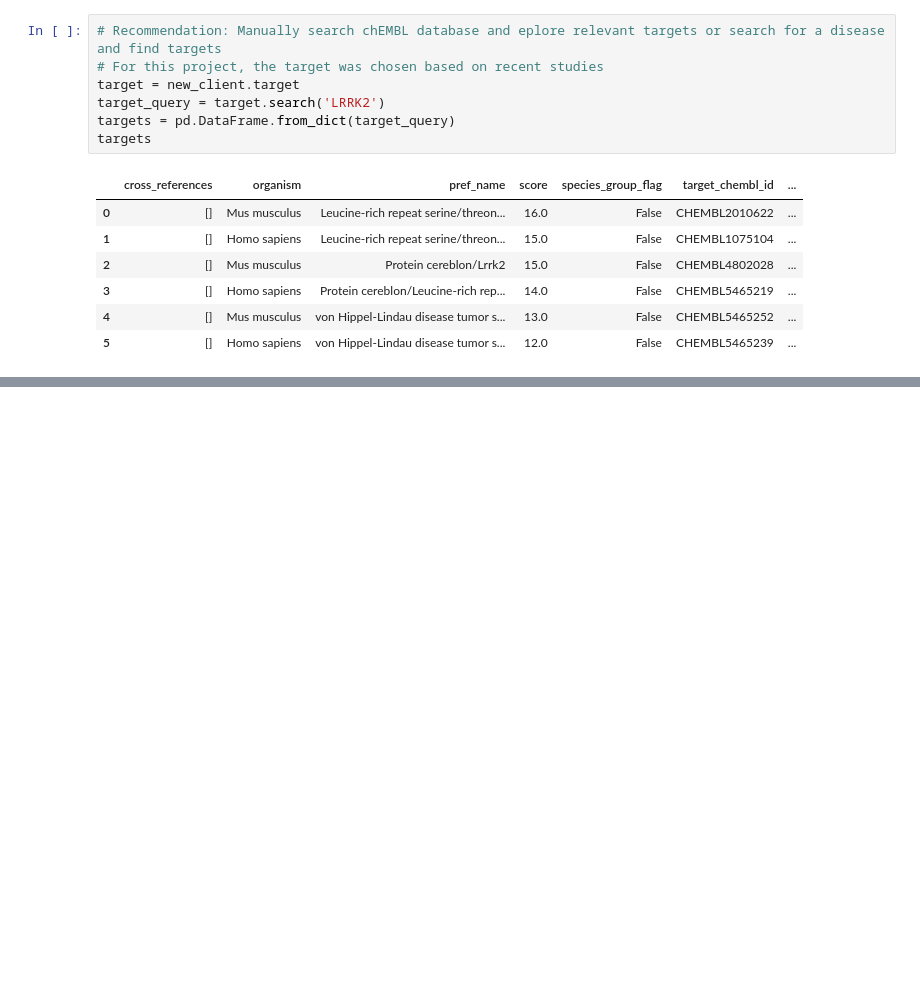
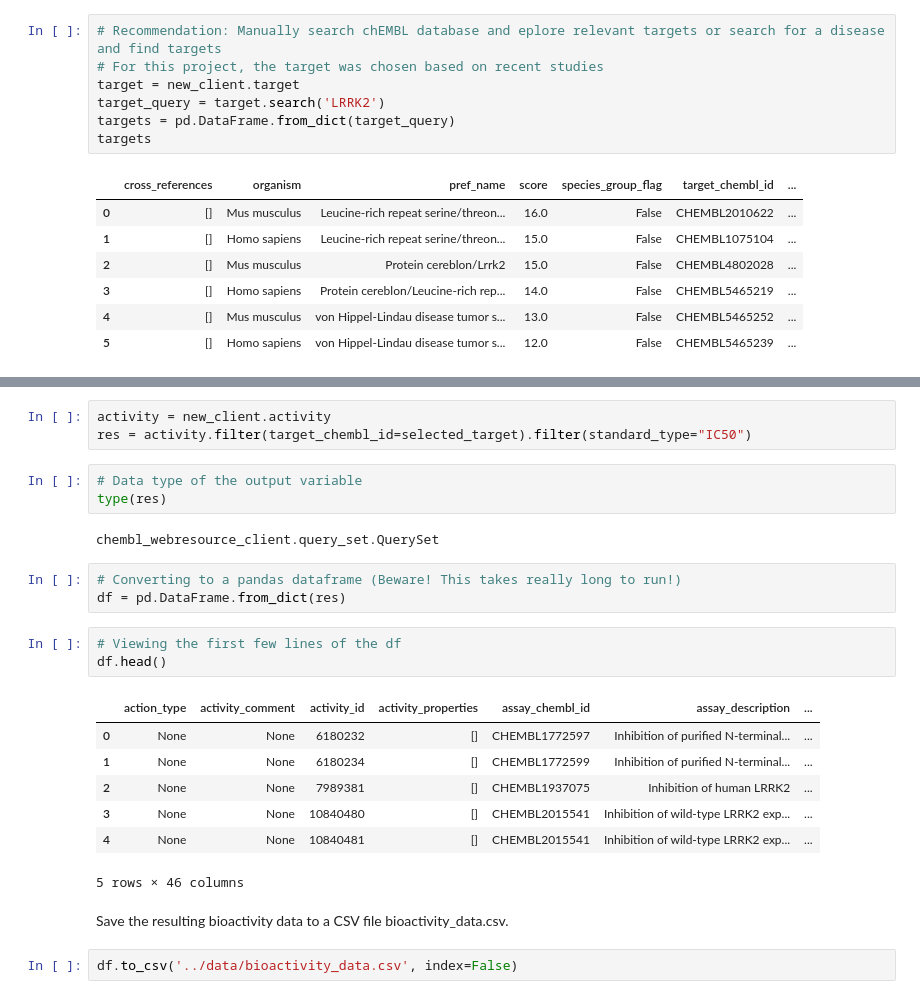
Before and after one commit to PSardar19/DrugDiscovery, a Jupyter notebook: scripts/1_download_data.ipynb, the cells around one changed output, grey strips where cells are left out. Cells and saved outputs as stored; diff of their text form; blank space fills up the shorter version.

```diff
--- a/scripts/1_download_data.ipynb
+++ b/scripts/1_download_data.ipynb
@@ -65,0 +110,26 @@ targets
+# %%
+activity = new_client.activity
+res = activity.filter(target_chembl_id=selected_target).filter(standard_type="IC50")
+# %%
+# Data type of the output variable
+type(res)
+# %% [output]
+chembl_webresource_client.query_set.QuerySet
+# %%
+# Converting to a pandas dataframe (Beware! This takes really long to run!)
+df = pd.DataFrame.from_dict(res)
+# %%
+# Viewing the first few lines of the df
+df.head()
+# %% [output]
+|  | action_type | activity_comment | activity_id | activity_properties | assay_chembl_id | assay_description | ... |
+| 0 | None | None | 6180232 | [] | CHEMBL1772597 | Inhibition of purified N-terminal... | ... |
+| 1 | None | None | 6180234 | [] | CHEMBL1772599 | Inhibition of purified N-terminal... | ... |
+| 2 | None | None | 7989381 | [] | CHEMBL1937075 | Inhibition of human LRRK2 | ... |
+| 3 | None | None | 10840480 | [] | CHEMBL2015541 | Inhibition of wild-type LRRK2 exp... | ... |
+| 4 | None | None | 10840481 | [] | CHEMBL2015541 | Inhibition of wild-type LRRK2 exp... | ... |
+5 rows × 46 columns
+# %% [markdown]
+Save the resulting bioactivity data to a CSV file bioactivity_data.csv.
+# %%
+df.to_csv('../data/bioactivity_data.csv', index=False)
```
Also changed, not shown: parts of 13 cells of this notebook, 1 other file.
